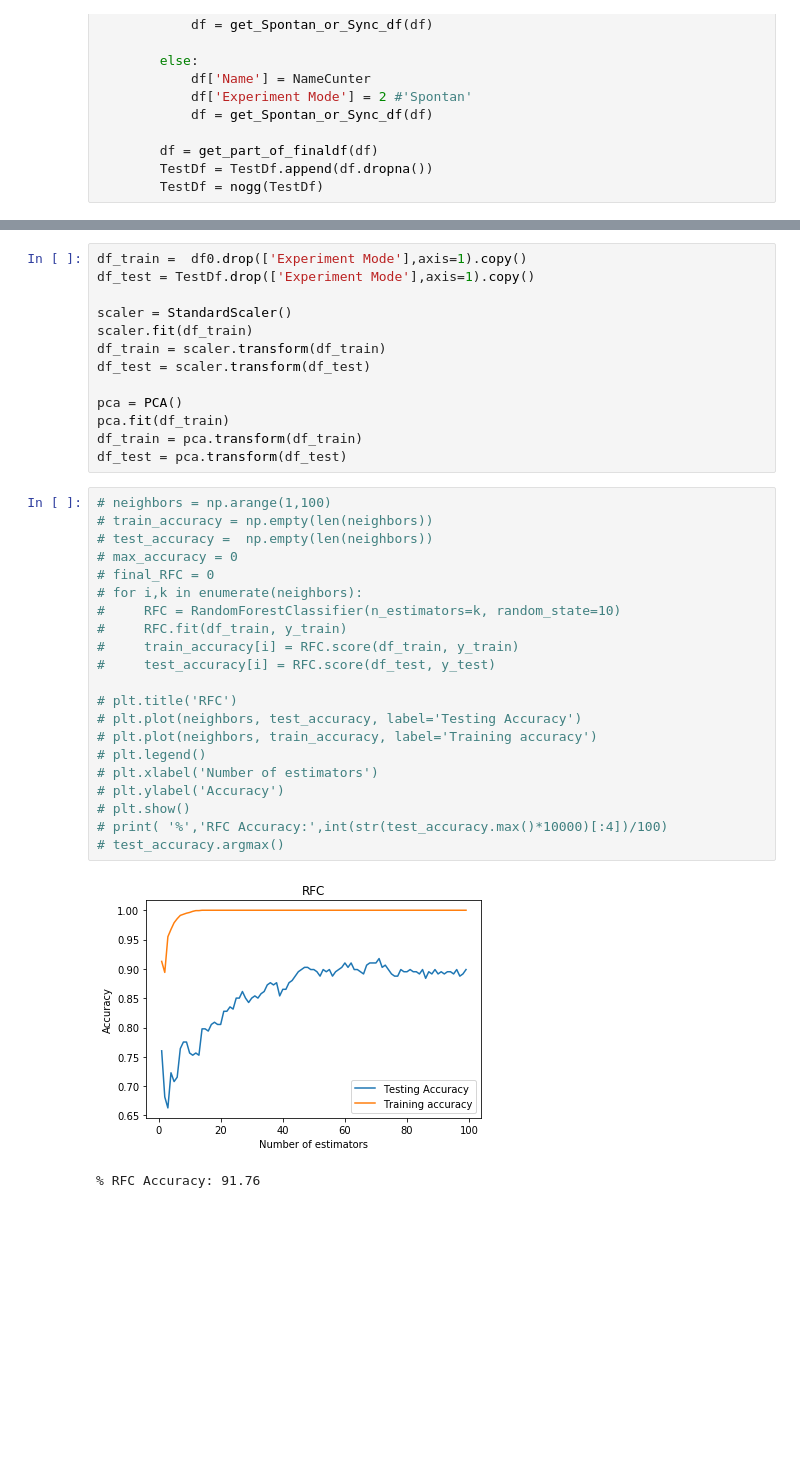
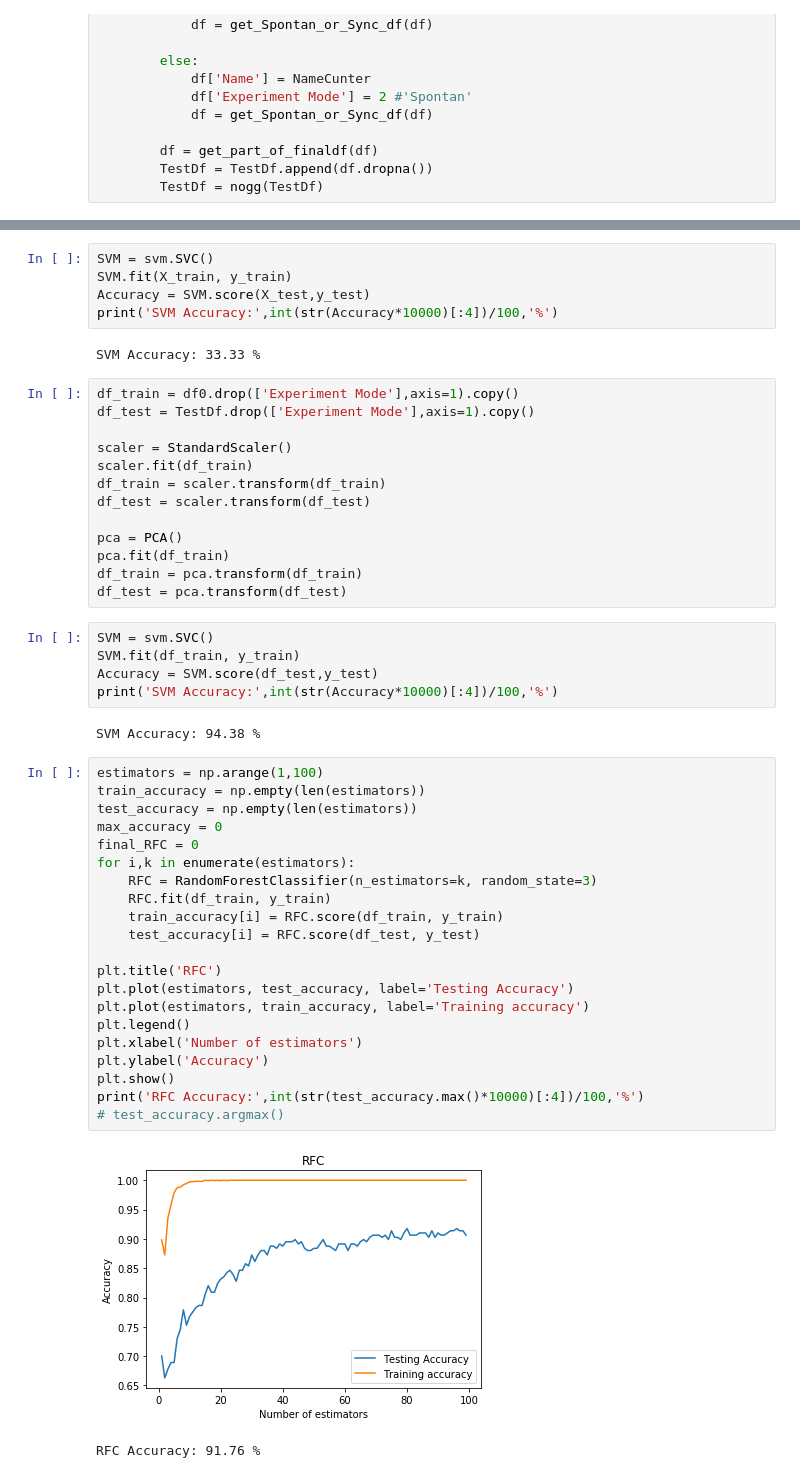
Before and after one commit to Eliot100/finl-work, a Jupyter notebook: עבודה סופית 2.ipynb, the cells around one changed output, grey strips where cells are left out. Saved outputs shown, nothing was run; the diff lists cells and outputs as text; blank space fills up the shorter version.

```diff
--- a/עבודה סופית 2.ipynb
+++ b/עבודה סופית 2.ipynb
@@ -815,5 +811,12 @@ print( '%','knn Accuracy:',int(str(test_accuracy.max()*10000)[:4])/100)
+# %%
+SVM = svm.SVC()
+SVM.fit(X_train, y_train)
+Accuracy = SVM.score(X_test,y_test)
+print('SVM Accuracy:',int(str(Accuracy*10000)[:4])/100,'%')
+# %% [output]
+SVM Accuracy: 33.33 %
 # %%
-df_train =  df0.drop(['Experiment Mode'],axis=1).copy()
+df_train = df0.drop(['Experiment Mode'],axis=1).copy()
 df_test = TestDf.drop(['Experiment Mode'],axis=1).copy()
 
 scaler = StandardScaler()
@@ -825,28 +828,35 @@ pca = PCA()
 pca.fit(df_train)
 df_train = pca.transform(df_train)
 df_test = pca.transform(df_test)
+# %%
+SVM = svm.SVC()
+SVM.fit(df_train, y_train)
+Accuracy = SVM.score(df_test,y_test)
+print('SVM Accuracy:',int(str(Accuracy*10000)[:4])/100,'%')
+# %% [output]
+SVM Accuracy: 94.38 %
 # %%
-# neighbors = np.arange(1,100)
-# train_accuracy = np.empty(len(neighbors))
-# test_accuracy =  np.empty(len(neighbors))
-# max_accuracy = 0
-# final_RFC = 0
-# for i,k in enumerate(neighbors):
-#     RFC = RandomForestClassifier(n_estimators=k, random_state=10)
-#     RFC.fit(df_train, y_train)
-#     train_accuracy[i] = RFC.score(df_train, y_train)
-#     test_accuracy[i] = RFC.score(df_test, y_test)
+estimators = np.arange(1,100)
+train_accuracy = np.empty(len(estimators))
+test_accuracy = np.empty(len(estimators))
+max_accuracy = 0
+final_RFC = 0
+for i,k in enumerate(estimators):
+    RFC = RandomForestClassifier(n_estimators=k, random_state=3)
+    RFC.fit(df_train, y_train)
+    train_accuracy[i] = RFC.score(df_train, y_train)
+    test_accuracy[i] = RFC.score(df_test, y_test)
 
-# plt.title('RFC')
-# plt.plot(neighbors, test_accuracy, label='Testing Accuracy')
-# plt.plot(neighbors, train_accuracy, label='Training accuracy')
-# plt.legend()
-# plt.xlabel('Number of estimators')
-# plt.ylabel('Accuracy')
-# plt.show()
-# print( '%','RFC Accuracy:',int(str(test_accuracy.max()*10000)[:4])/100)
+plt.title('RFC')
+plt.plot(estimators, test_accuracy, label='Testing Accuracy')
+plt.plot(estimators, train_accuracy, label='Training accuracy')
+plt.legend()
+plt.xlabel('Number of estimators')
+plt.ylabel('Accuracy')
+plt.show()
+print('RFC Accuracy:',int(str(test_accuracy.max()*10000)[:4])/100,'%')
 # test_accuracy.argmax()
 # %% [output]
-[figure, old version]
+[figure, new version]
-% RFC Accuracy: 91.76
+RFC Accuracy: 91.76 %
 # %%
```
Also changed, not shown: parts of 16 cells of this notebook.
